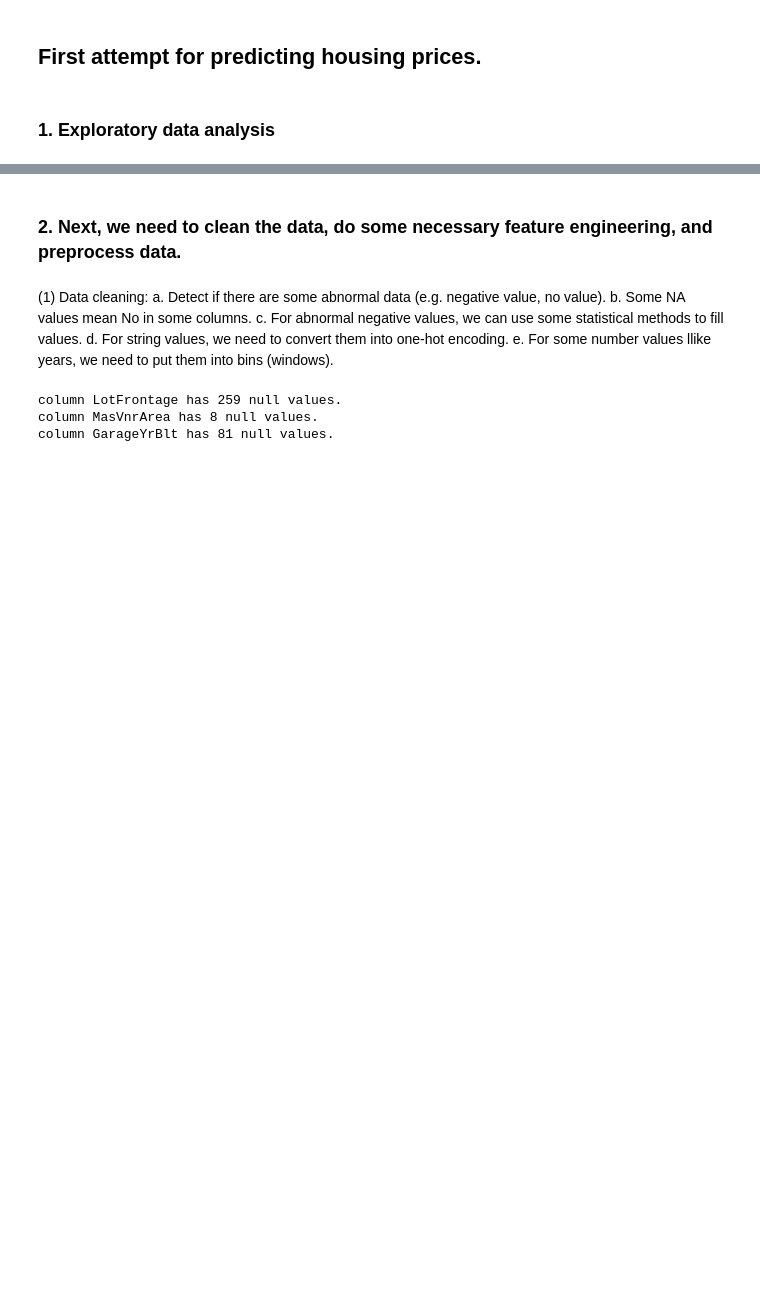
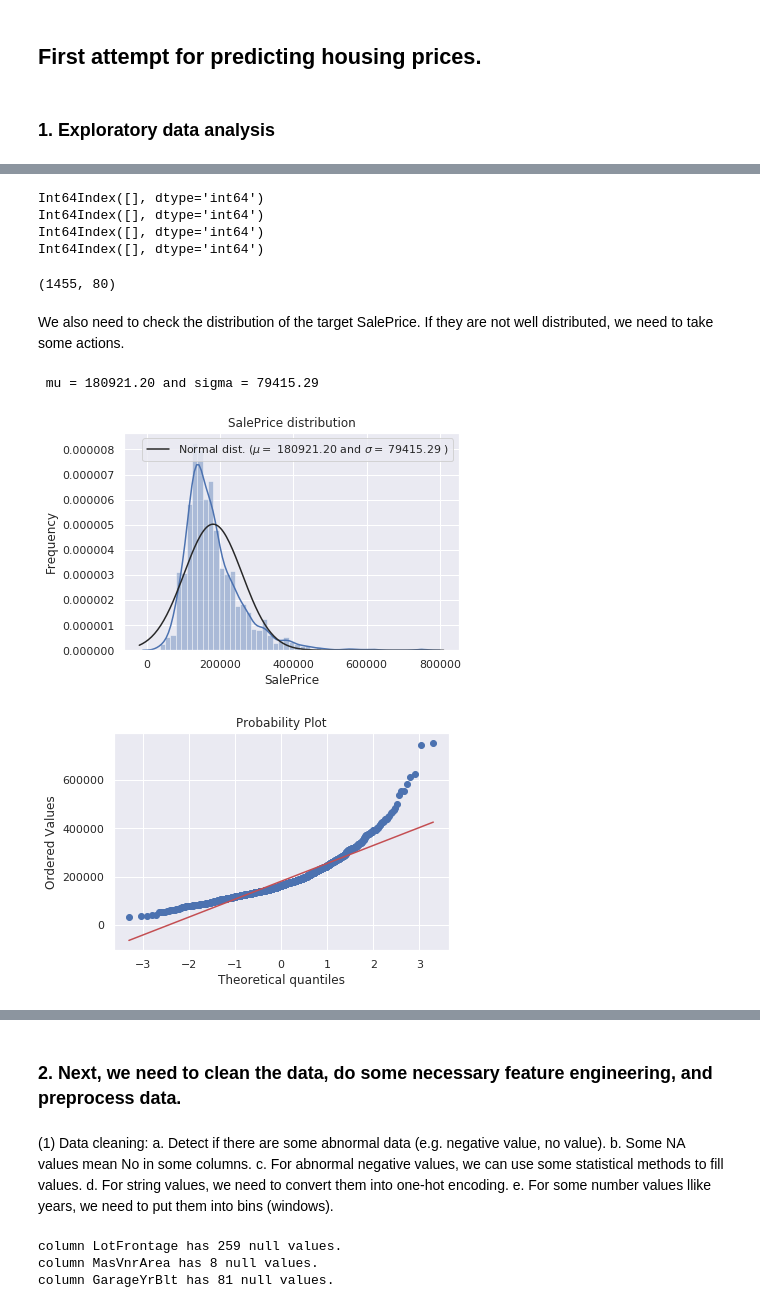
Before and after one commit to hanmeng31/Kaggle_Practices, a Jupyter notebook: House Prices: Advanced Regression Techniques/1st_attempt/first_attempt.ipynb, the cells around one changed output, grey strips where cells are left out. Drawn from its saved outputs; the diff is of its cells as text; code cells hidden in the pictures; blank space fills up the shorter version.

```diff
--- a/House Prices: Advanced Regression Techniques/1st_attempt/first_attempt.ipynb
+++ b/House Prices: Advanced Regression Techniques/1st_attempt/first_attempt.ipynb
@@ -41,0 +75,52 @@ raw_df.describe()
+# %%
+# Get rid of outliers
+# (1) get rid of the two samples in GrLivArea that more than 4000 sf and less than 220000 dollars
+print(train_df[(train_df['GrLivArea']>4000) & (train_df['SalePrice']<220000)].index)
+train_df.drop(train_df[(train_df['GrLivArea']>4000) & (train_df['SalePrice']<220000)].index, inplace=True)
+
+# (2) get rid of the 4 samples in GarageArea where they are more than 1200 and less than 300000 dollars.
+print(train_df[(train_df['GarageArea']>1200) & (train_df['SalePrice']<300000)].index)
+train_df.drop(train_df[(train_df['GarageArea']>1200) & (train_df['SalePrice']<300000)].index, inplace=True)
+
+# (3) get rid of the 1 sample in TotalBasmtSF where it is more than 6000 sf.
+print(train_df[(train_df['TotalBsmtSF']>6000)].index)
+train_df.drop(train_df[(train_df['TotalBsmtSF']>6000)].index, inplace=True)
+
+# (4) get rid of the 1 sample in 1stFlrSF where it is more than 4000 sf.
+print(train_df[(train_df['1stFlrSF']>4000)].index)
+train_df.drop(train_df[(train_df['1stFlrSF']>4000)].index, inplace=True)
+# %% [output]
+Int64Index([], dtype='int64')
+Int64Index([], dtype='int64')
+Int64Index([], dtype='int64')
+Int64Index([], dtype='int64')
+# %%
+train_df.shape
+# %% [output]
+(1455, 80)
+# %% [markdown]
+We also need to check the distribution of the target SalePrice. If they are not well distributed, we need to take some actions.
+# %%
+from scipy import stats
+from scipy.stats import norm, skew #for some statistics
+
+sns.distplot(train_df['SalePrice'] , fit=norm);
+
+# Get the fitted parameters used by the function
+(mu, sigma) = norm.fit(train_df['SalePrice'])
+print( '\n mu = {:.2f} and sigma = {:.2f}\n'.format(mu, sigma))
+
+#Now plot the distribution
+plt.legend(['Normal dist. ($\mu=$ {:.2f} and $\sigma=$ {:.2f} )'.format(mu, sigma)],
+            loc='best')
+plt.ylabel('Frequency')
+plt.title('SalePrice distribution')
+
+#Get also the QQ-plot
+fig = plt.figure()
+res = stats.probplot(train_df['SalePrice'], plot=plt)
+plt.show()
+# %% [output]
+ mu = 180921.20 and sigma = 79415.29
+[figure, added]
+[figure, added]
```
Also changed, not shown: parts of 4 cells of this notebook, 3 other files.
